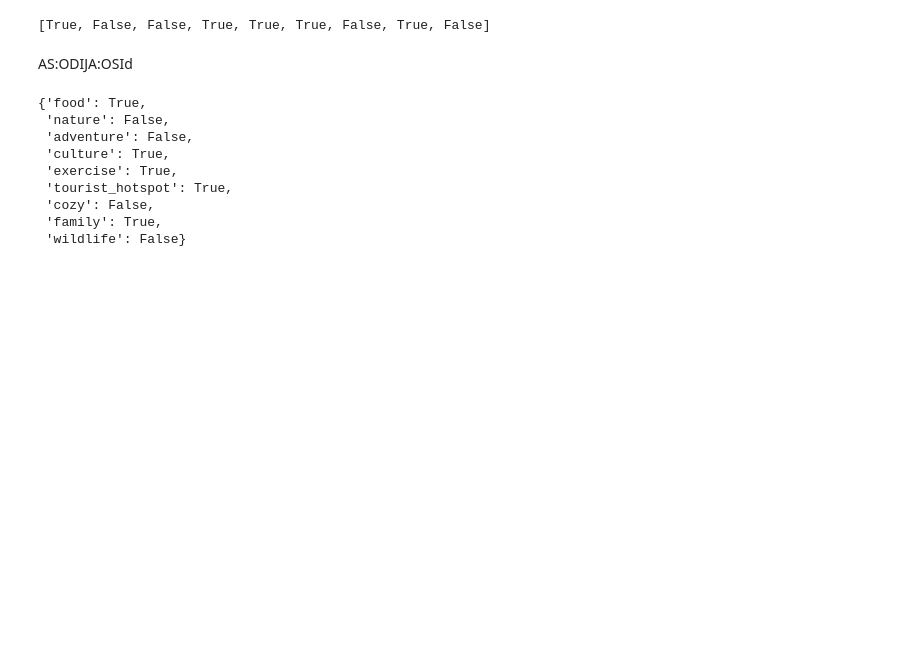
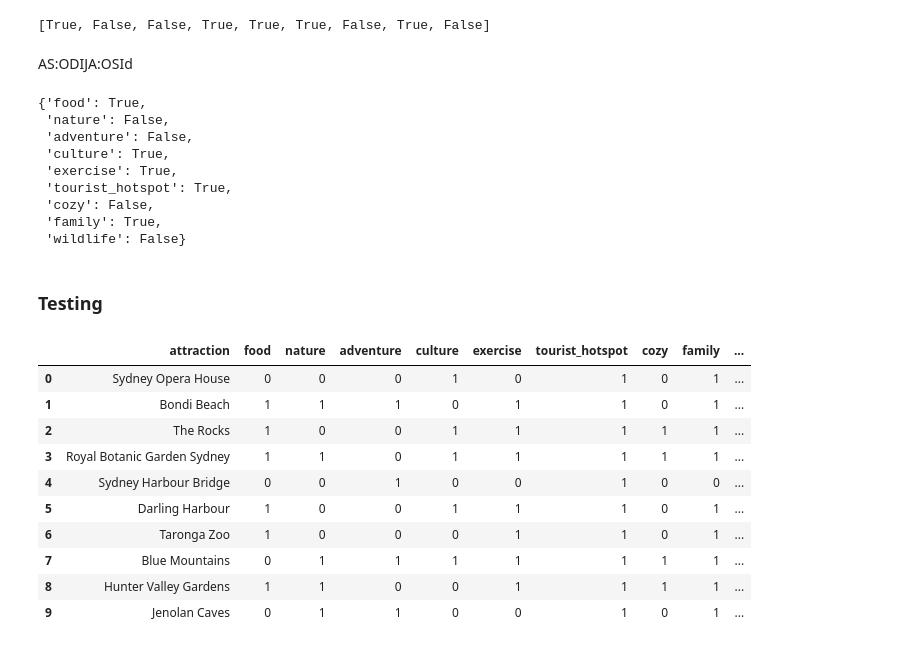
Before and after one commit to JoshCLim/csesocFlagshipHackathon2023, a Jupyter notebook: models/Testing.ipynb, the cells around one changed output. Drawn from its saved outputs; the diff is of its cells as text; code cells hidden in the pictures; blank space fills up the shorter version.

```diff
--- a/models/Testing.ipynb
+++ b/models/Testing.ipynb
@@ -555,3 +555,42 @@ new_data
  'cozy': False,
  'family': True,
  'wildlife': False}
+# %% [markdown]
+### Testing
+# %%
+def data_ingestion():
+    data = {
+        'attraction': ['Sydney Opera House', 'Bondi Beach', 'The Rocks', 'Royal Botanic Garden Sydney', 'Sydney Harbour Bridge', 'Darling Harbour', 'Taronga Zoo', 'Blue Mountains', 'Hunter Valley Gardens', 'Jenolan Caves'],
+        'food': [0, 1, 1, 1, 0, 1, 1, 0, 1, 0],
+        'nature': [0, 1, 0, 1, 0, 0, 0, 1, 1, 1],
+        'adventure': [0, 1, 0, 0, 1, 0, 0, 1, 0, 1],
+        'culture': [1, 0, 1, 1, 0, 1, 0, 1, 0, 0],
+        'exercise': [0, 1, 1, 1, 0, 1, 1, 1, 1, 0],
+        'tourist_hotspot': [1, 1, 1, 1, 1, 1, 1, 1, 1, 1],
+        'cozy': [0, 0, 1, 1, 0, 0, 0, 1, 1, 0],
+        'family': [1, 1, 1, 1, 0, 1, 1, 1, 1, 1],
+        'wildlife': [0, 1, 0, 1, 0, 0, 1, 1, 0, 1]
+    }
+    data = pd.DataFrame(data)
+    return data
+
+def data_to_json(data):
+    json_data = data.to_json()
+    return json_data
+# %%
+data = data_ingestion()
+json_data = data_to_json(data)
+# %%
+pd.read_json(json_data)
+# %% [output]
+|  | attraction | food | nature | adventure | culture | exercise | tourist_hotspot | cozy | family | ... |
+| 0 | Sydney Opera House | 0 | 0 | 0 | 1 | 0 | 1 | 0 | 1 | ... |
+| 1 | Bondi Beach | 1 | 1 | 1 | 0 | 1 | 1 | 0 | 1 | ... |
+| 2 | The Rocks | 1 | 0 | 0 | 1 | 1 | 1 | 1 | 1 | ... |
+| 3 | Royal Botanic Garden Sydney | 1 | 1 | 0 | 1 | 1 | 1 | 1 | 1 | ... |
+| 4 | Sydney Harbour Bridge | 0 | 0 | 1 | 0 | 0 | 1 | 0 | 0 | ... |
+| 5 | Darling Harbour | 1 | 0 | 0 | 1 | 1 | 1 | 0 | 1 | ... |
+| 6 | Taronga Zoo | 1 | 0 | 0 | 0 | 1 | 1 | 0 | 1 | ... |
+| 7 | Blue Mountains | 0 | 1 | 1 | 1 | 1 | 1 | 1 | 1 | ... |
+| 8 | Hunter Valley Gardens | 1 | 1 | 0 | 0 | 1 | 1 | 1 | 1 | ... |
+| 9 | Jenolan Caves | 0 | 1 | 1 | 0 | 0 | 1 | 0 | 1 | ... |
```
Also changed, not shown: parts of 1 cell of this notebook, 1 other file.
